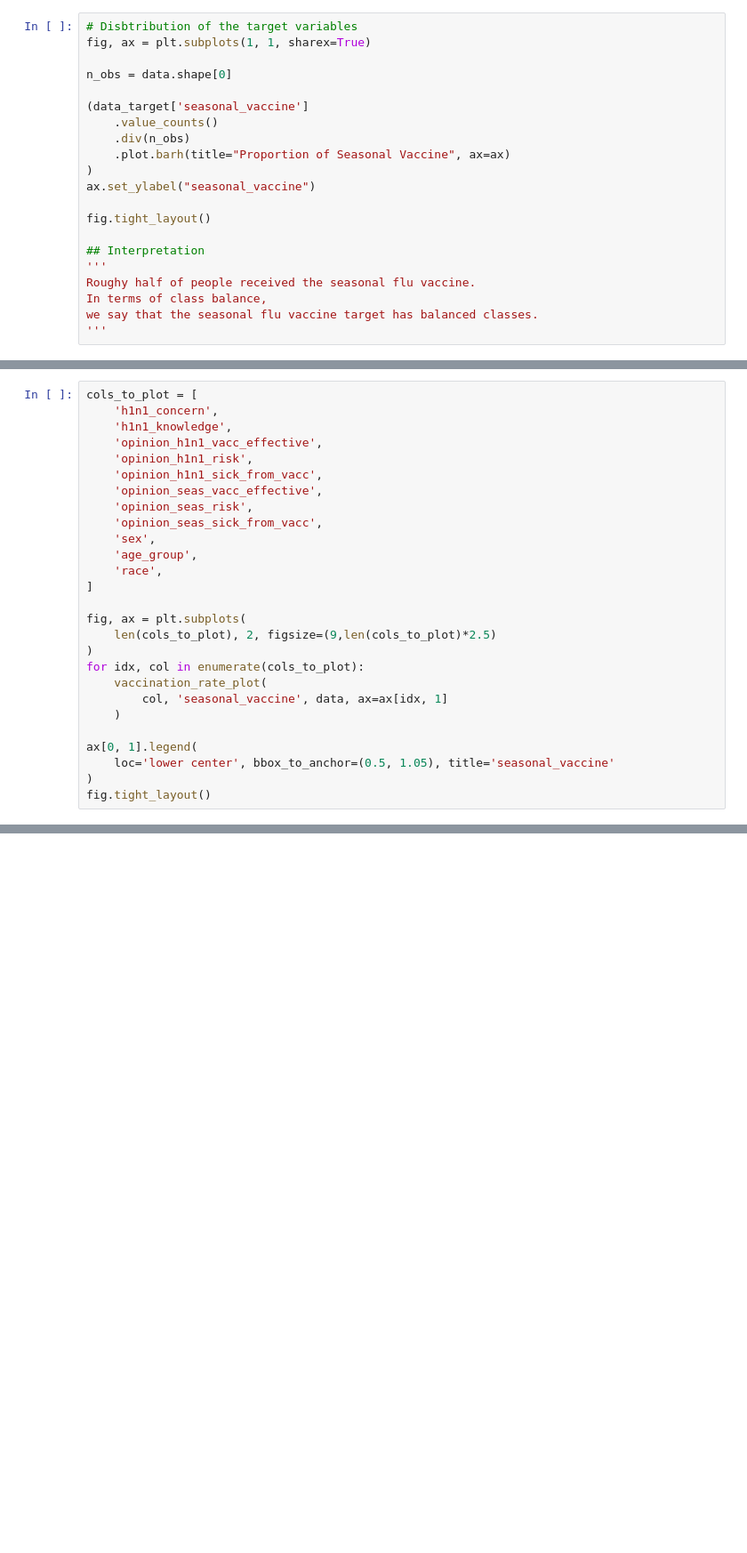
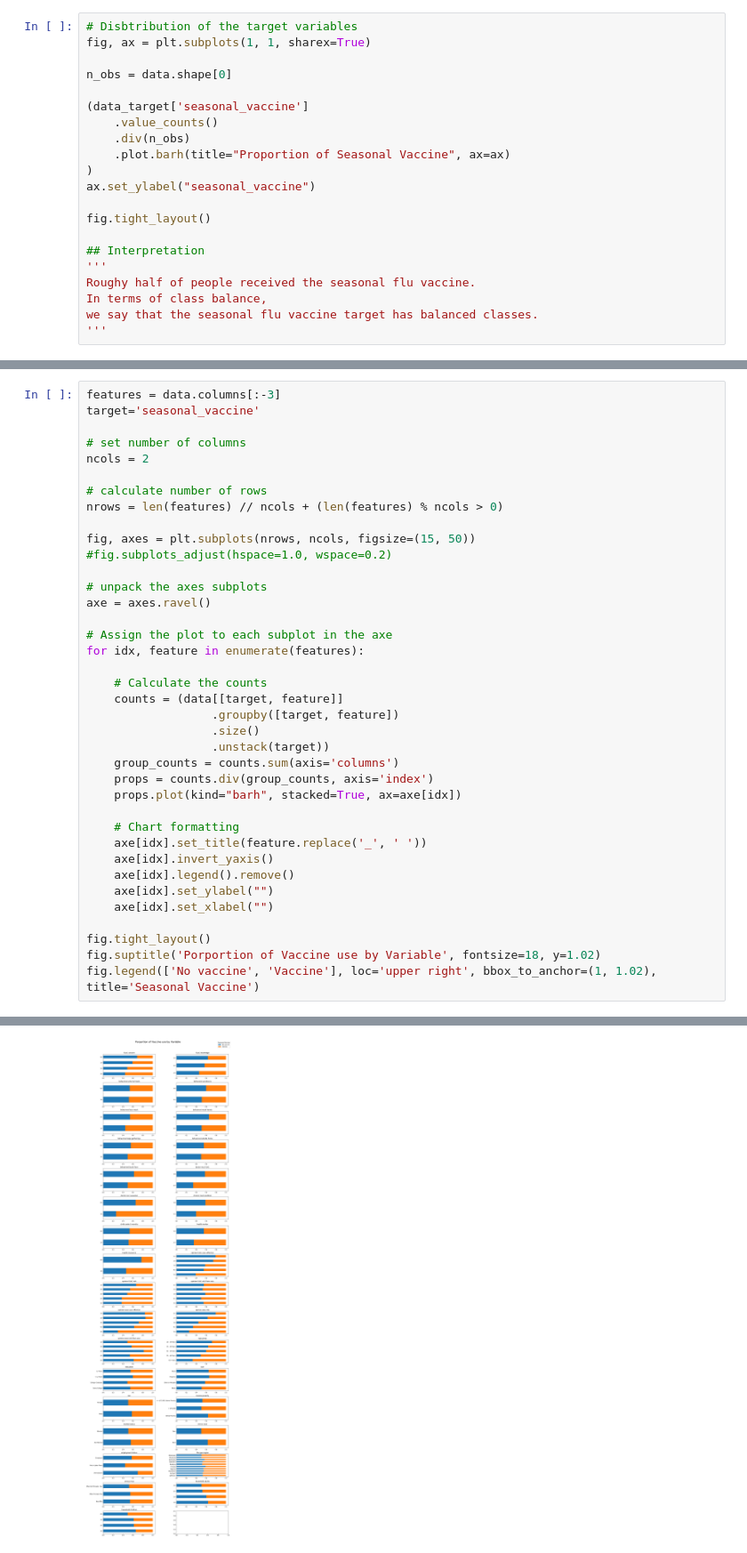
Before and after one commit to kjspring/dsc-phase-3-project-v2-3, a Jupyter notebook: Untitled.ipynb, the cells around one changed output, grey strips where cells are left out. Shown at 89% size. Drawn from its saved outputs; the diff is of its cells as text; blank space fills up the shorter version.

```diff
--- a/Untitled.ipynb
+++ b/Untitled.ipynb
@@ -658,27 +660,39 @@ def vaccination_rate_plot(col, target, data, ax=None):
 # %%
-cols_to_plot = [
-    'h1n1_concern',
-    'h1n1_knowledge',
-    'opinion_h1n1_vacc_effective',
-    'opinion_h1n1_risk',
-    'opinion_h1n1_sick_from_vacc',
-    'opinion_seas_vacc_effective',
-    'opinion_seas_risk',
-    'opinion_seas_sick_from_vacc',
-    'sex',
-    'age_group',
-    'race',
-]
+features = data.columns[:-3]
+target='seasonal_vaccine'
 
-fig, ax = plt.subplots(
-    len(cols_to_plot), 2, figsize=(9,len(cols_to_plot)*2.5)
-)
-for idx, col in enumerate(cols_to_plot):
-    vaccination_rate_plot(
-        col, 'seasonal_vaccine', data, ax=ax[idx, 1]
-    )
+# set number of columns
+ncols = 2
 
-ax[0, 1].legend(
-    loc='lower center', bbox_to_anchor=(0.5, 1.05), title='seasonal_vaccine'
-)
+# calculate number of rows
+nrows = len(features) // ncols + (len(features) % ncols > 0)
+
+fig, axes = plt.subplots(nrows, ncols, figsize=(15, 50))
+#fig.subplots_adjust(hspace=1.0, wspace=0.2)
+
+# unpack the axes subplots
+axe = axes.ravel()
+
+# Assign the plot to each subplot in the axe
+for idx, feature in enumerate(features):
+
+    # Calculate the counts
+    counts = (data[[target, feature]]
+                  .groupby([target, feature])
+                  .size()
+                  .unstack(target))
+    group_counts = counts.sum(axis='columns')
+    props = counts.div(group_counts, axis='index')
+    props.plot(kind="barh", stacked=True, ax=axe[idx])
+
+    # Chart formatting
+    axe[idx].set_title(feature.replace('_', ' '))
+    axe[idx].invert_yaxis()
+    axe[idx].legend().remove()
+    axe[idx].set_ylabel("")
+    axe[idx].set_xlabel("")
+
 fig.tight_layout()
+fig.suptitle('Porportion of Vaccine use by Variable', fontsize=18, y=1.02)
+fig.legend(['No vaccine', 'Vaccine'], loc='upper right', bbox_to_anchor=(1, 1.02), title='Seasonal Vaccine')
+# %% [output]
@@ -684,0 +700 @@ fig.tight_layout()
+[figure, added]
```
Also changed, not shown: parts of 31 cells of this notebook.
